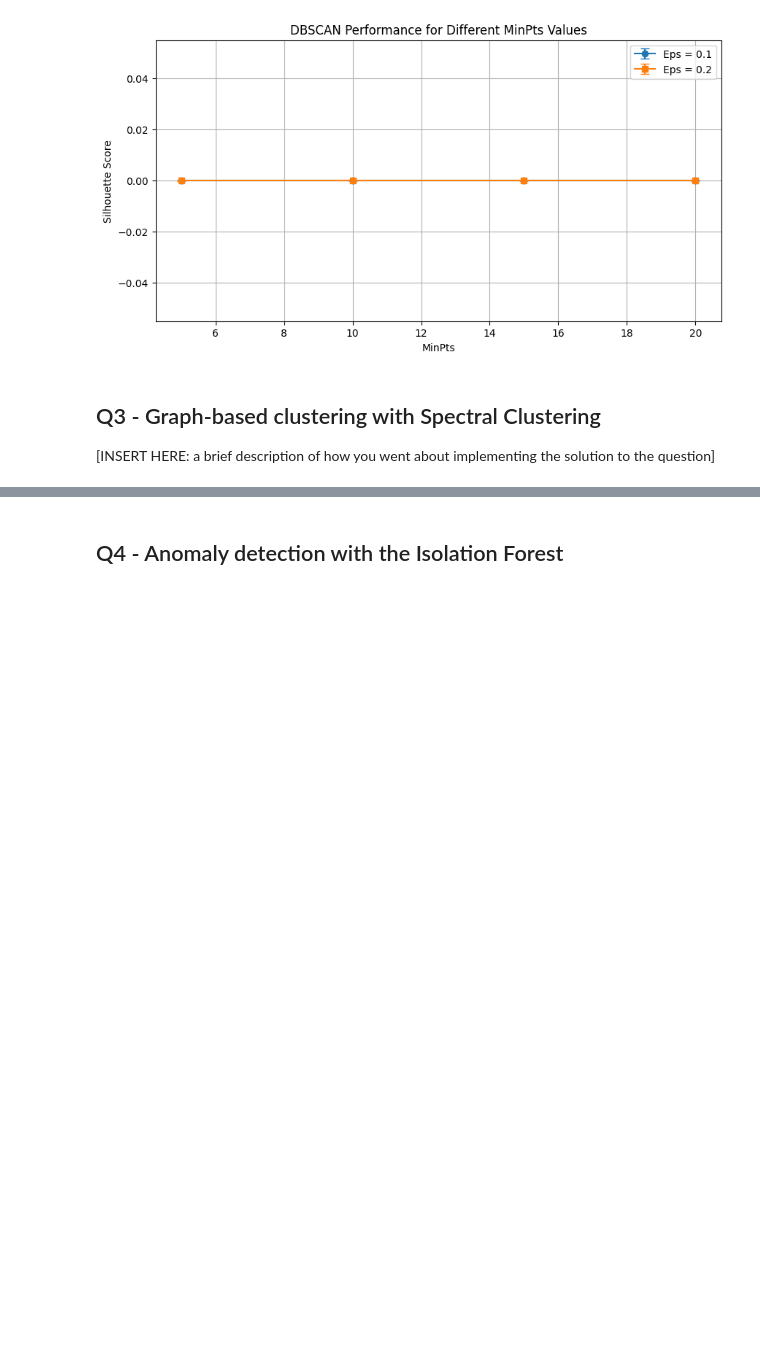
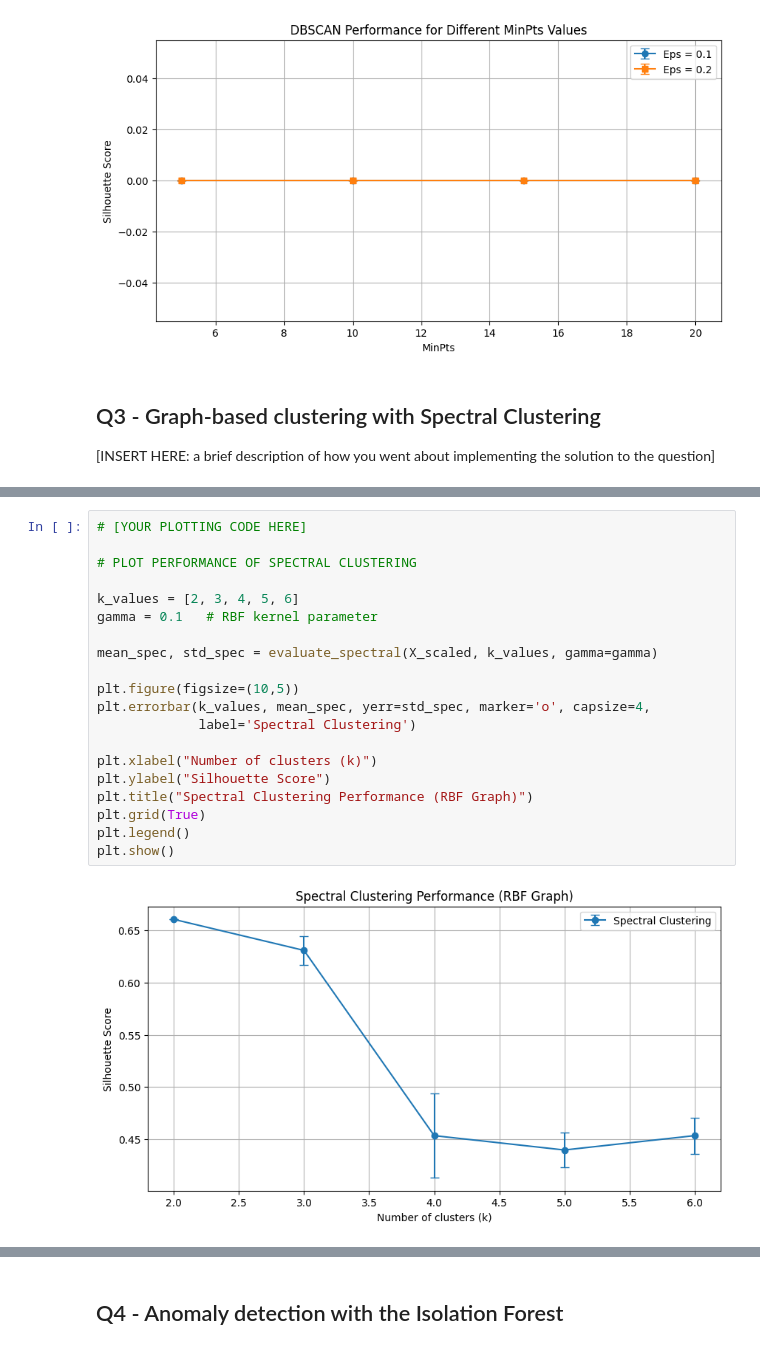
Before and after one commit to rpatel0022/CS235_DataMining_Project, a Jupyter notebook: [CS235F25]_Course_Project_Phase2.ipynb, the cells around one changed output, grey strips where cells are left out. Cells and saved outputs as stored; diff of their text form; blank space fills up the shorter version.

```diff
--- a/[CS235F25]_Course_Project_Phase2.ipynb
+++ b/[CS235F25]_Course_Project_Phase2.ipynb
@@ -367,0 +441,22 @@ you went about implementing the solution to the question]
+# %%
+# [YOUR PLOTTING CODE HERE]
+
+# PLOT PERFORMANCE OF SPECTRAL CLUSTERING
+
+k_values = [2, 3, 4, 5, 6]
+gamma = 0.1   # RBF kernel parameter
+
+mean_spec, std_spec = evaluate_spectral(X_scaled, k_values, gamma=gamma)
+
+plt.figure(figsize=(10,5))
+plt.errorbar(k_values, mean_spec, yerr=std_spec, marker='o', capsize=4,
+             label='Spectral Clustering')
+
+plt.xlabel("Number of clusters (k)")
+plt.ylabel("Silhouette Score")
+plt.title("Spectral Clustering Performance (RBF Graph)")
+plt.grid(True)
+plt.legend()
+plt.show()
+# %% [output]
+[figure, added]
```
Also changed, not shown: parts of 10 cells of this notebook.
